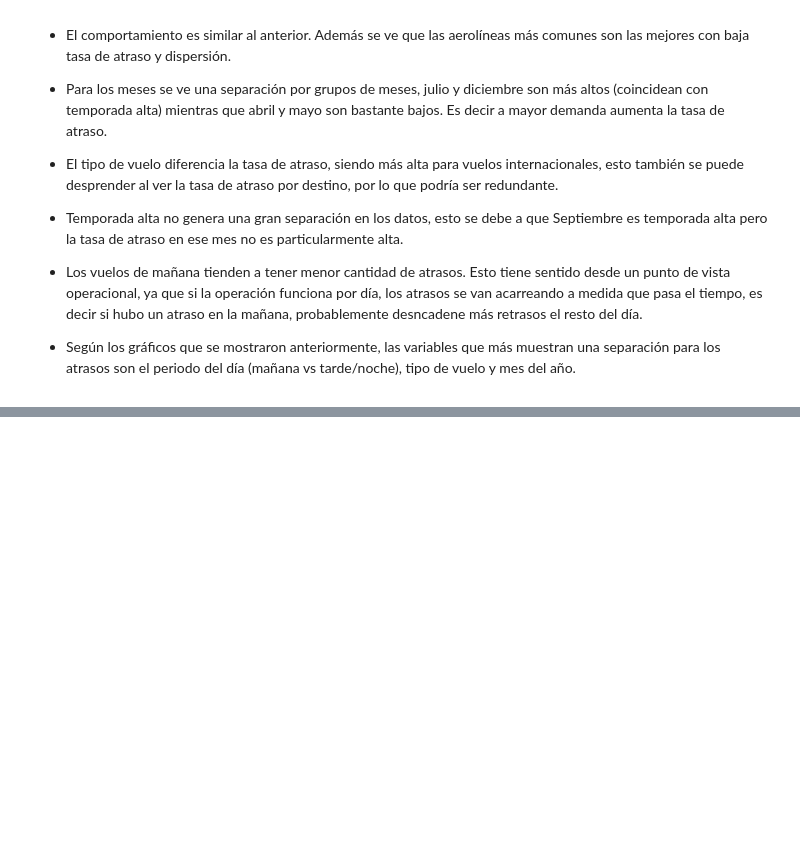
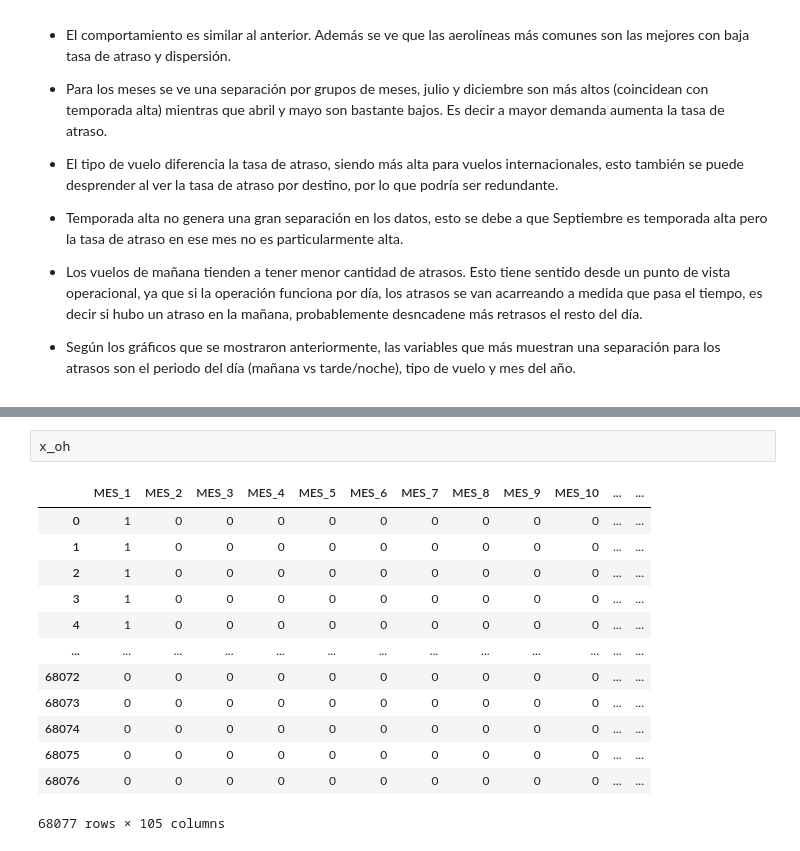
Before and after one commit to igonzalezperez/airline-challenge, a Jupyter notebook: solution.ipynb, the cells around one changed output, grey strips where cells are left out. Saved outputs shown, nothing was run; the diff lists cells and outputs as text; blank space fills up the shorter version.

```diff
--- a/solution.ipynb
+++ b/solution.ipynb
@@ -1302,0 +1349,16 @@ df
+# %%
+x_oh
+# %% [output]
+|  | MES_1 | MES_2 | MES_3 | MES_4 | MES_5 | MES_6 | MES_7 | MES_8 | MES_9 | MES_10 | ... | ... |
+| 0 | 1 | 0 | 0 | 0 | 0 | 0 | 0 | 0 | 0 | 0 | ... | ... |
+| 1 | 1 | 0 | 0 | 0 | 0 | 0 | 0 | 0 | 0 | 0 | ... | ... |
+| 2 | 1 | 0 | 0 | 0 | 0 | 0 | 0 | 0 | 0 | 0 | ... | ... |
+| 3 | 1 | 0 | 0 | 0 | 0 | 0 | 0 | 0 | 0 | 0 | ... | ... |
+| 4 | 1 | 0 | 0 | 0 | 0 | 0 | 0 | 0 | 0 | 0 | ... | ... |
+| ... | ... | ... | ... | ... | ... | ... | ... | ... | ... | ... | ... | ... |
+| 68072 | 0 | 0 | 0 | 0 | 0 | 0 | 0 | 0 | 0 | 0 | ... | ... |
+| 68073 | 0 | 0 | 0 | 0 | 0 | 0 | 0 | 0 | 0 | 0 | ... | ... |
+| 68074 | 0 | 0 | 0 | 0 | 0 | 0 | 0 | 0 | 0 | 0 | ... | ... |
+| 68075 | 0 | 0 | 0 | 0 | 0 | 0 | 0 | 0 | 0 | 0 | ... | ... |
+| 68076 | 0 | 0 | 0 | 0 | 0 | 0 | 0 | 0 | 0 | 0 | ... | ... |
+68077 rows × 105 columns
```
Also changed, not shown: parts of 61 cells of this notebook.
